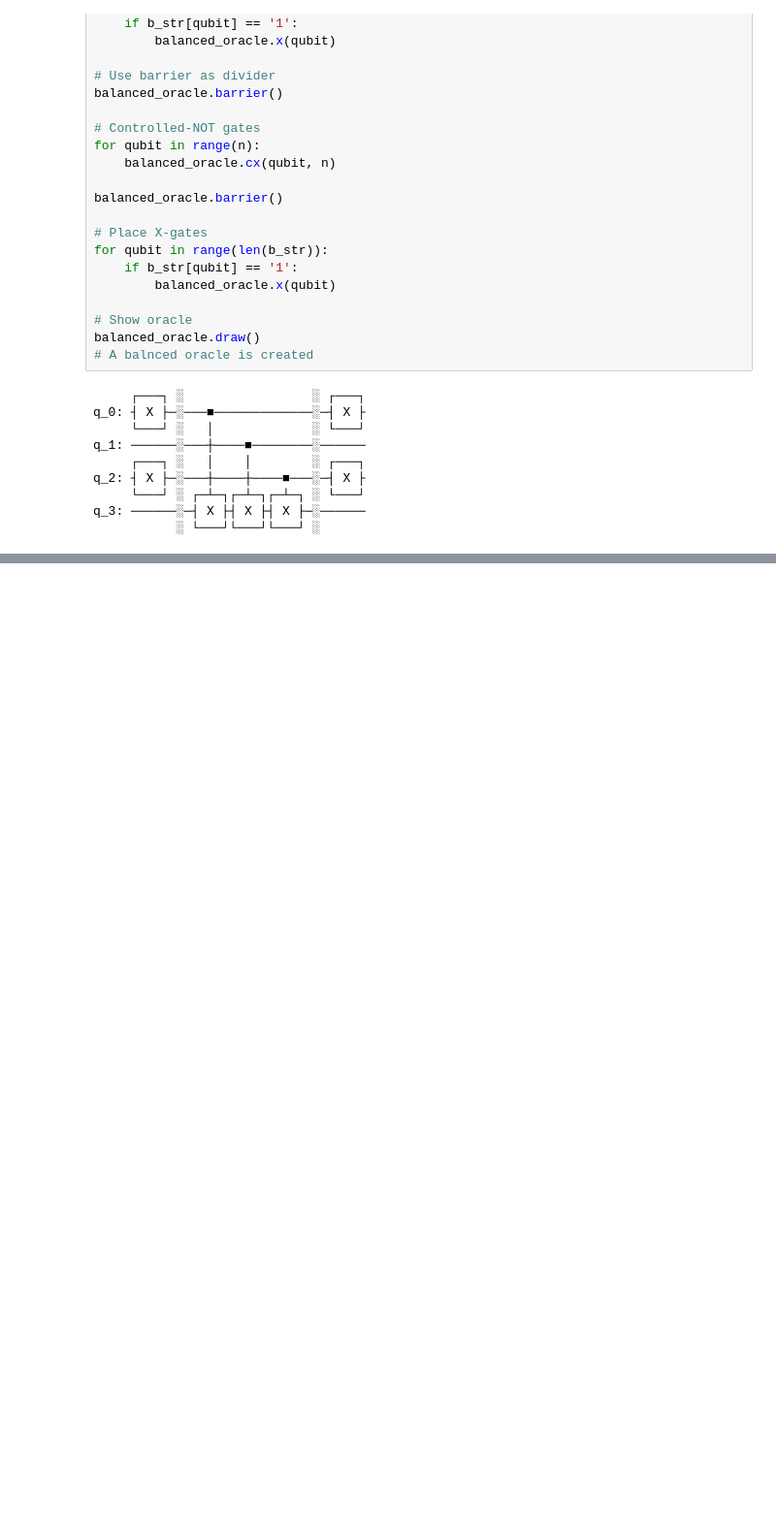
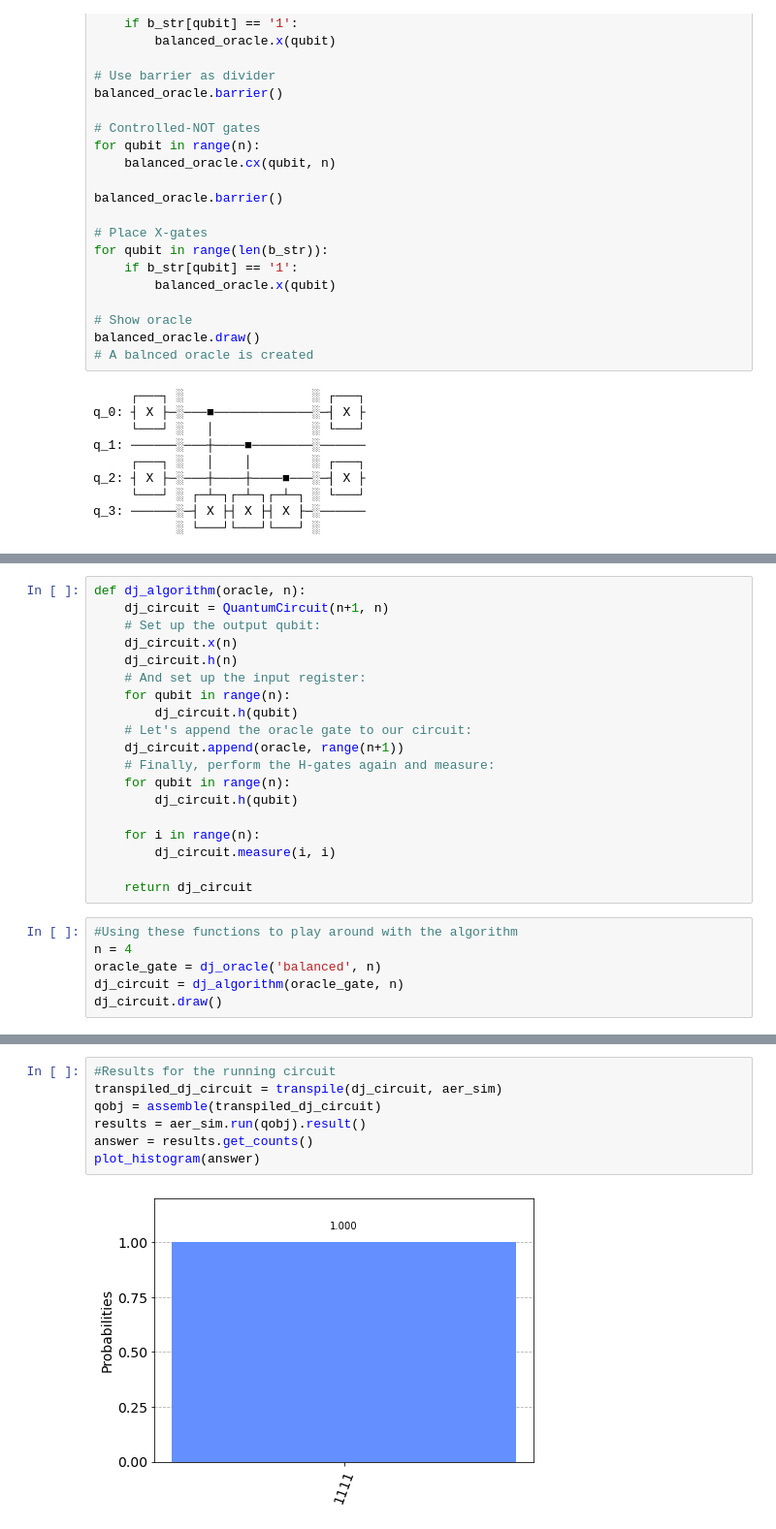
Before and after one commit to Stephen313k/Emerging-technologies, a Jupyter notebook: quantum-deutsch.ipynb, the cells around one changed output, grey strips where cells are left out. Shown at 97% size. Drawn from its saved outputs; the diff is of its cells as text; blank space fills up the shorter version.

```diff
--- a/quantum-deutsch.ipynb
+++ b/quantum-deutsch.ipynb
@@ -718,0 +877,25 @@ q_3: ──────░─┤ X ├┤ X ├┤ X ├─░──────
+# %%
+def dj_algorithm(oracle, n):
+    dj_circuit = QuantumCircuit(n+1, n)
+    # Set up the output qubit:
+    dj_circuit.x(n)
+    dj_circuit.h(n)
+    # And set up the input register:
+    for qubit in range(n):
+        dj_circuit.h(qubit)
+    # Let's append the oracle gate to our circuit:
+    dj_circuit.append(oracle, range(n+1))
+    # Finally, perform the H-gates again and measure:
+    for qubit in range(n):
+        dj_circuit.h(qubit)
+
+    for i in range(n):
+        dj_circuit.measure(i, i)
+
+    return dj_circuit
+# %%
+#Using these functions to play around with the algorithm
+n = 4
+oracle_gate = dj_oracle('balanced', n)
+dj_circuit = dj_algorithm(oracle_gate, n)
+dj_circuit.draw()
@@ -718,0 +916,9 @@ q_3: ──────░─┤ X ├┤ X ├┤ X ├─░──────
+# %%
+#Results for the running circuit
+transpiled_dj_circuit = transpile(dj_circuit, aer_sim)
+qobj = assemble(transpiled_dj_circuit)
+results = aer_sim.run(qobj).result()
+answer = results.get_counts()
+plot_histogram(answer)
+# %% [output]
+[figure, added]
```
Also changed, not shown: parts of 22 cells of this notebook.
